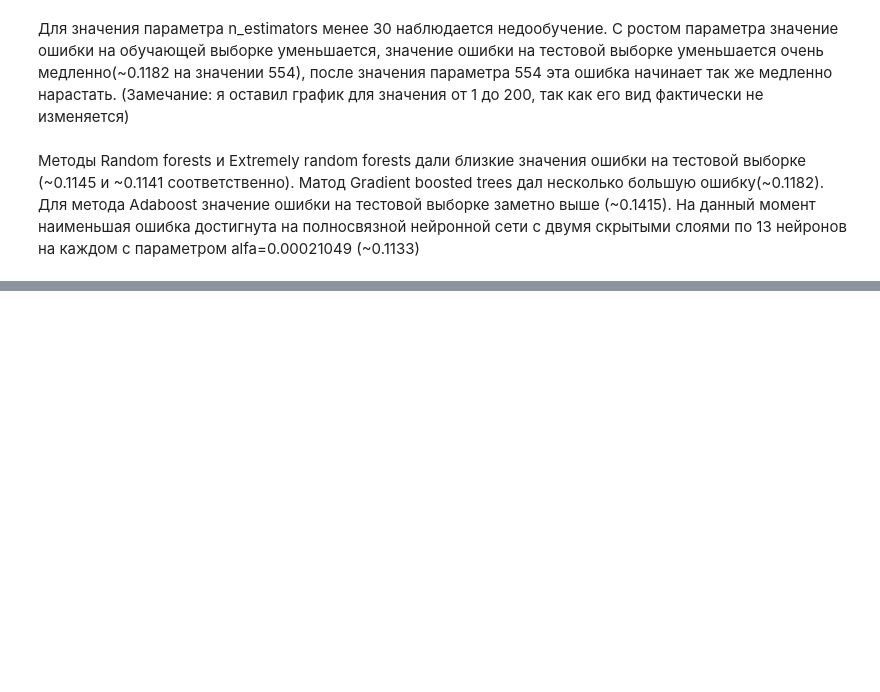
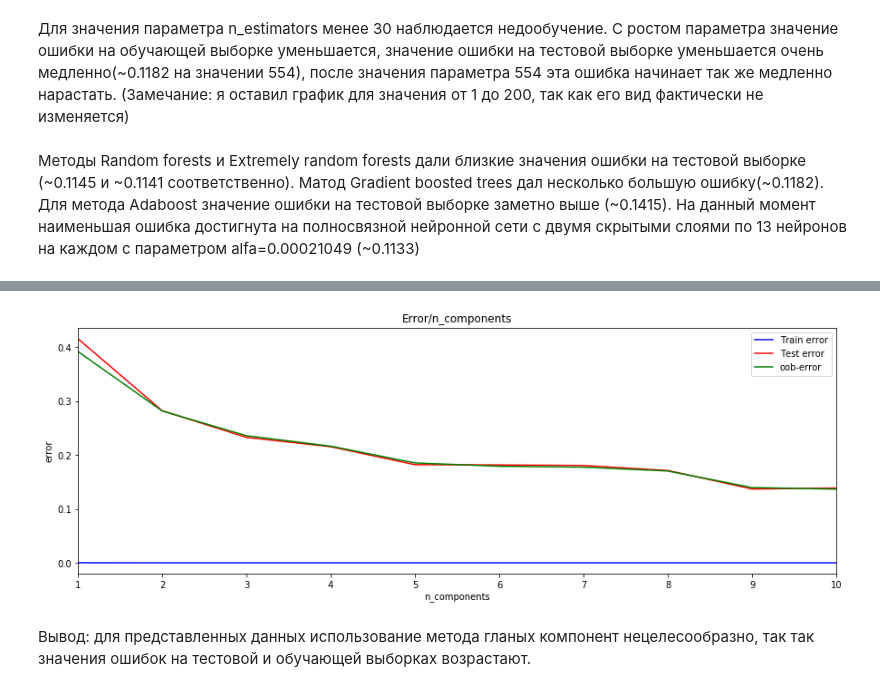
Before and after one commit to AntonChetverikov/anchet_ML_HW, a Jupyter notebook: Lab_ML_HW.ipynb, the cells around one changed output, grey strips where cells are left out. Saved outputs shown, nothing was run; the diff lists cells and outputs as text; code cells hidden in the pictures; blank space fills up the shorter version.

```diff
--- a/Lab_ML_HW.ipynb
+++ b/Lab_ML_HW.ipynb
@@ -999,0 +1064,27 @@ pass
+# %%
+trees_opt = 149
+# %%
+# Долго!
+n_comp_arr = np.arange(1, 11, 1)
+test_err = []
+train_err = []
+oob_err =[]
+for n in n_comp_arr:
+    pca = PCA(n_components=n)
+    X_centered = X - X.mean(axis=0)
+    pca.fit(X_centered)
+    X_pca = pca.transform(X_centered)
+
+    X_train, X_test, y_train, y_test = train_test_split(X_pca, y, test_size = 0.33, random_state = 42)
+    N_test, _ = X_test.shape
+
+    tree_model = ExtraTreesClassifier(n_estimators=trees_opt, oob_score=True, bootstrap=True, random_state=42)
+    tree_model.fit(X_train, y_train)
+
+    y_train_pred = tree_model.predict(X_train)
+    y_test_pred = tree_model.predict(X_test)
+    oob_error = 1 - tree_model.oob_score_
+
+    train_err.append(np.mean(y_train != y_train_pred))
+    test_err.append(np.mean(y_test != y_test_pred))
+    oob_err.append(oob_error)
@@ -999,0 +1106,15 @@ pass
+# %%
+plt.figure(figsize = (15, 5))
+plt.plot(n_comp_arr, train_err, 'b', label = 'Train error')
+plt.plot(n_comp_arr, test_err, 'r', label = 'Test error')
+plt.plot(n_comp_arr,  oob_err, 'g', label = 'oob-error')
+plt.xlim([np.min(n_comp_arr), np.max(n_comp_arr)])
+plt.title('Error/n_components')
+plt.xlabel('n_components')
+plt.ylabel('error')
+plt.legend()
+pass
+# %% [output]
+[figure, added]
+# %% [markdown]
+Вывод: для представленных данных использование метода гланых компонент нецелесообразно, так так значения ошибок на тестовой и обучающей выборках возрастают.
```
Also changed, not shown: parts of 17 cells of this notebook.
